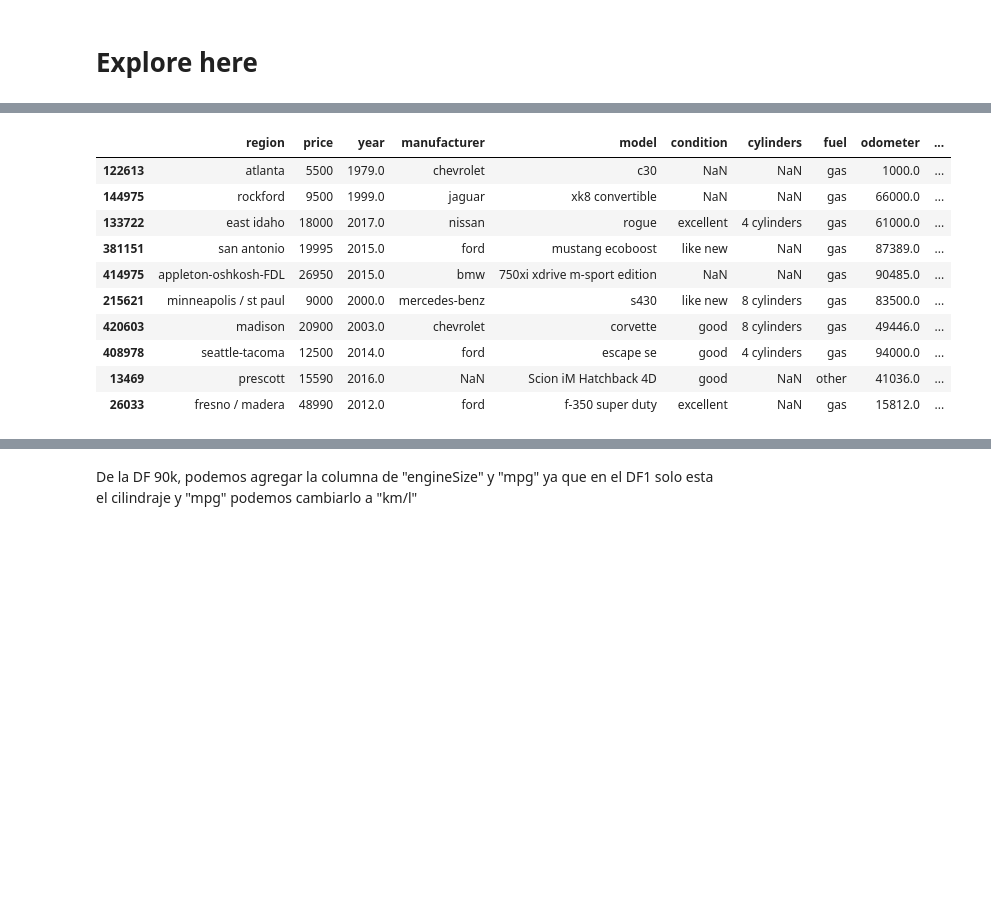
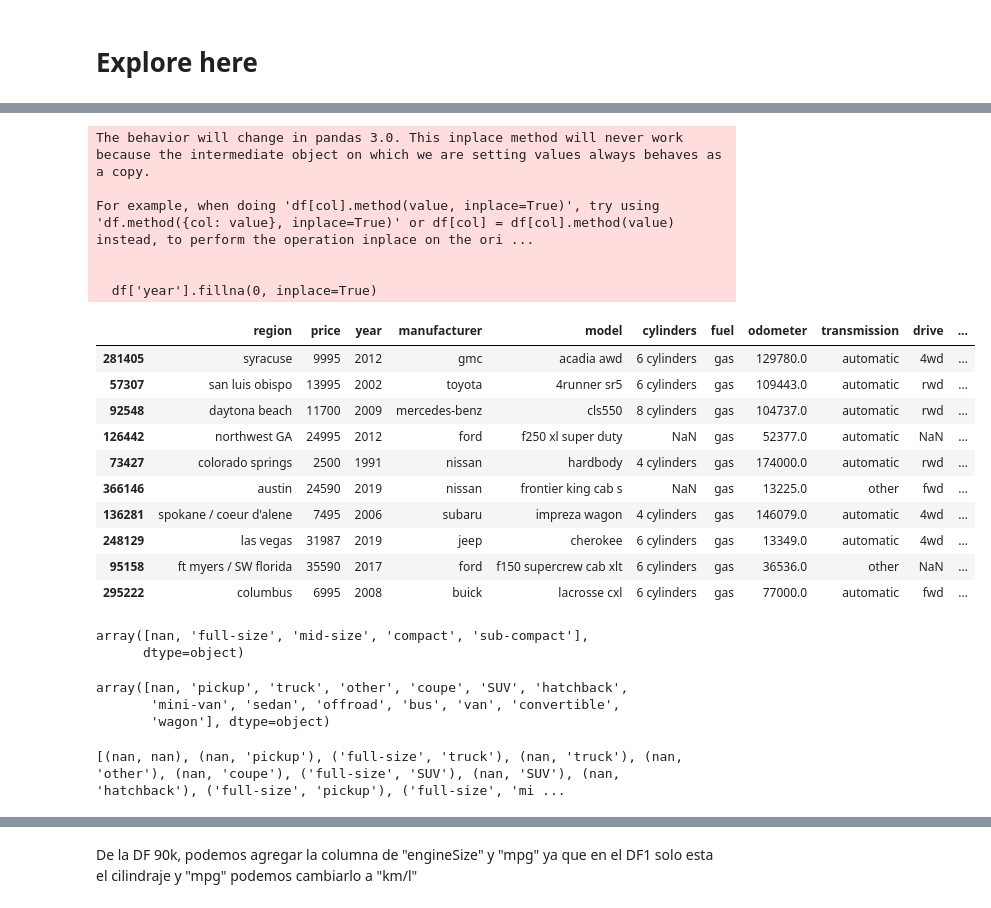
Before and after one commit to jayc888/Prueba_carros_usados_dataset_local, a Jupyter notebook: src/explore.ipynb, the cells around one changed output, grey strips where cells are left out. Saved outputs shown, nothing was run; the diff lists cells and outputs as text; code cells hidden in the pictures; blank space fills up the shorter version.

```diff
--- a/src/explore.ipynb
+++ b/src/explore.ipynb
@@ -8,13 +10,13 @@ import numpy as np
 #Cargar datos
 
 #Dataset grande 1
-df=pd.read_csv('../data/vehicles.csv')
+df = pd.read_csv('../data/vehicles.csv', usecols=['region', 'price', 'year','manufacturer','model','condition','cylinders','fuel','odometer','transmission','drive','size','type','paint_color','description','state']) #cargar solo las columnas necesarias
 
 #Dataset datos Ecuador - ignorar Ecuador
 #df_ec=pd.read_csv('../data/patiotuerca2023-02-10.csv')
 
 #Dataset 90000 cars
-df_90k=pd.read_csv('../data/CarsData.csv')
+#df_90k=pd.read_csv('../data/CarsData.csv')
 # %%
 #Explorar datos Dataset grande 1
 df.info()
@@ -48,17 +50,42 @@ df.head()
 # %%
-df.drop(columns=['id','url','region_url','image_url','county','posting_date','VIN'],inplace=True)
+df.drop(columns=['description','condition'],inplace=True)
 # %%
 pd.set_option('display.max_columns', None)
+df['year'].fillna(0, inplace=True)
+df['year'] = df['year'].astype(int)
+
 df.sample(10)
 # %% [output]
+The behavior will change in pandas 3.0. This inplace method will never work because the intermediate object on which we are setting values always behaves as a copy.
+
+For example, when doing 'df[col].method(value, inplace=True)', try using 'df.method({col: value}, inplace=True)' or df[col] = df[col].method(value) instead, to perform the operation inplace on the ori ...
+
+
+  df['year'].fillna(0, inplace=True)
-|  | region | price | year | manufacturer | model | condition | cylinders | fuel | odometer | ... |
-| 122613 | atlanta | 5500 | 1979.0 | chevrolet | c30 | NaN | NaN | gas | 1000.0 | ... |
-| 144975 | rockford | 9500 | 1999.0 | jaguar | xk8 convertible | NaN | NaN | gas | 66000.0 | ... |
-| 133722 | east idaho | 18000 | 2017.0 | nissan | rogue | excellent | 4 cylinders | gas | 61000.0 | ... |
-| 381151 | san antonio | 19995 | 2015.0 | ford | mustang ecoboost | like new | NaN | gas | 87389.0 | ... |
-| 414975 | appleton-oshkosh-FDL | 26950 | 2015.0 | bmw | 750xi xdrive m-sport edition | NaN | NaN | gas | 90485.0 | ... |
-| 215621 | minneapolis / st paul | 9000 | 2000.0 | mercedes-benz | s430 | like new | 8 cylinders | gas | 83500.0 | ... |
-| 420603 | madison | 20900 | 2003.0 | chevrolet | corvette | good | 8 cylinders | gas | 49446.0 | ... |
-| 408978 | seattle-tacoma | 12500 | 2014.0 | ford | escape se | good | 4 cylinders | gas | 94000.0 | ... |
-| 13469 | prescott | 15590 | 2016.0 | NaN | Scion iM Hatchback 4D | good | NaN | other | 41036.0 | ... |
-| 26033 | fresno / madera | 48990 | 2012.0 | ford | f-350 super duty | excellent | NaN | gas | 15812.0 | ... |
+|  | region | price | year | manufacturer | model | cylinders | fuel | odometer | transmission | drive | ... |
+| 281405 | syracuse | 9995 | 2012 | gmc | acadia awd | 6 cylinders | gas | 129780.0 | automatic | 4wd | ... |
+| 57307 | san luis obispo | 13995 | 2002 | toyota | 4runner sr5 | 6 cylinders | gas | 109443.0 | automatic | rwd | ... |
+| 92548 | daytona beach | 11700 | 2009 | mercedes-benz | cls550 | 8 cylinders | gas | 104737.0 | automatic | rwd | ... |
+| 126442 | northwest GA | 24995 | 2012 | ford | f250 xl super duty | NaN | gas | 52377.0 | automatic | NaN | ... |
+| 73427 | colorado springs | 2500 | 1991 | nissan | hardbody | 4 cylinders | gas | 174000.0 | automatic | rwd | ... |
+| 366146 | austin | 24590 | 2019 | nissan | frontier king cab s | NaN | gas | 13225.0 | other | fwd | ... |
+| 136281 | spokane / coeur d'alene | 7495 | 2006 | subaru | impreza wagon | 4 cylinders | gas | 146079.0 | automatic | 4wd | ... |
+| 248129 | las vegas | 31987 | 2019 | jeep | cherokee | 6 cylinders | gas | 13349.0 | automatic | 4wd | ... |
+| 95158 | ft myers / SW florida | 35590 | 2017 | ford | f150 supercrew cab xlt | 6 cylinders | gas | 36536.0 | other | NaN | ... |
+| 295222 | columbus | 6995 | 2008 | buick | lacrosse cxl | 6 cylinders | gas | 77000.0 | automatic | fwd | ... |
+# %%
+df['size'].unique()
+# %% [output]
+array([nan, 'full-size', 'mid-size', 'compact', 'sub-compact'],
+      dtype=object)
+# %%
+df['type'].unique()
+# %% [output]
+array([nan, 'pickup', 'truck', 'other', 'coupe', 'SUV', 'hatchback',
+       'mini-van', 'sedan', 'offroad', 'bus', 'van', 'convertible',
+       'wagon'], dtype=object)
+# %%
+unique_combinations = [tuple(row) for row in df[['size', 'type']].drop_duplicates().values]
+print(unique_combinations)
+# %% [output]
+[(nan, nan), (nan, 'pickup'), ('full-size', 'truck'), (nan, 'truck'), (nan, 'other'), (nan, 'coupe'), ('full-size', 'SUV'), (nan, 'SUV'), (nan, 'hatchback'), ('full-size', 'pickup'), ('full-size', 'mi ...
```
Also changed, not shown: parts of 20 cells of this notebook.
